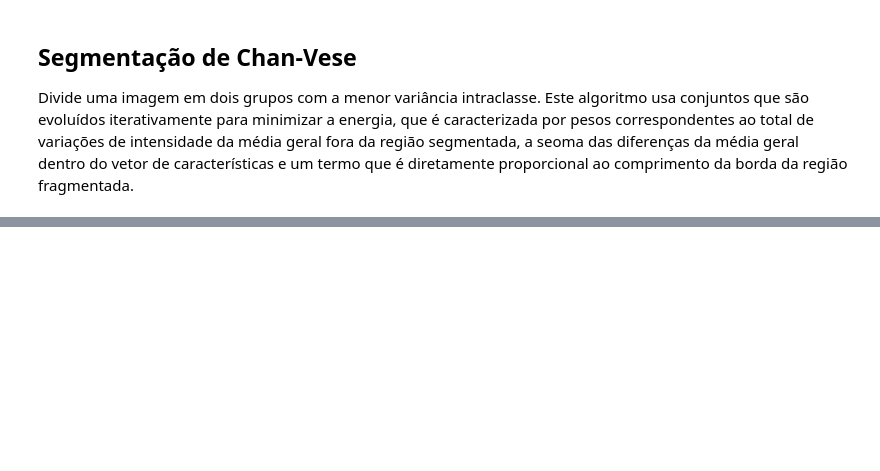
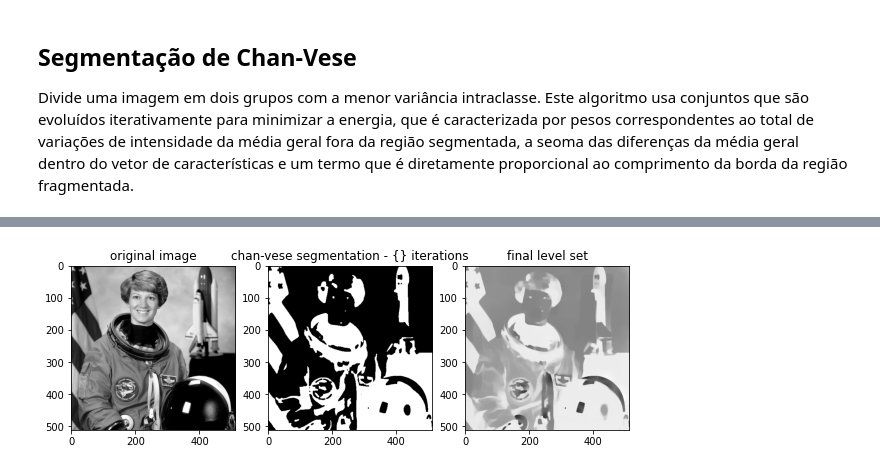
Before and after one commit to felypemaciel/atlantico-bootcamp, a Jupyter notebook: trailhead/visao_computacional/scikit/01_scikit_image.ipynb, the cells around one changed output, grey strips where cells are left out. Drawn from its saved outputs; the diff is of its cells as text; code cells hidden in the pictures; blank space fills up the shorter version.

```diff
--- a/trailhead/visao_computacional/scikit/01_scikit_image.ipynb
+++ b/trailhead/visao_computacional/scikit/01_scikit_image.ipynb
@@ -124,0 +140,21 @@ Divide uma imagem em dois grupos com a menor variância intraclasse. Este algori
+# %%
+import matplotlib.pyplot as plt
+from skimage.color import rgb2gray
+from skimage.segmentation import chan_vese
+fig, axes = plt.subplots(1, 3, figsize=(10, 10))
+astronaut = data.astronaut()
+gray_astronaut = rgb2gray(astronaut)
+chanvese_gray_astronaut = chan_vese(gray_astronaut, max_num_iter=100, extended_output=True)
+ax = axes.flatten()
+ax[0].imshow(gray_astronaut, cmap='gray')
+ax[0].set_title('original image')
+ax[1].imshow(chanvese_gray_astronaut[0], cmap='gray')
+title = 'chan-vese segmentation - {} iterations'
+format(len(chanvese_gray_astronaut[2]))
+ax[1].set_title(title)
+
+ax[2].imshow(chanvese_gray_astronaut[1], cmap='gray')
+ax[2].set_title('final level set')
+plt.show()
+# %% [output]
+[figure, added]
```
Also changed, not shown: parts of 8 cells of this notebook.
